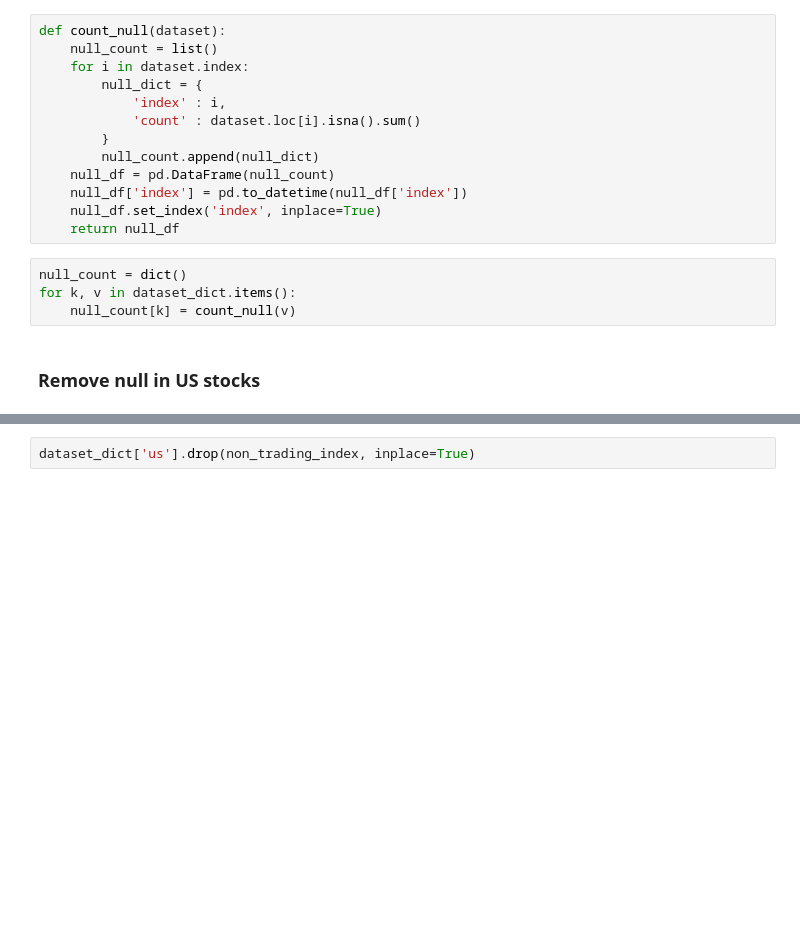
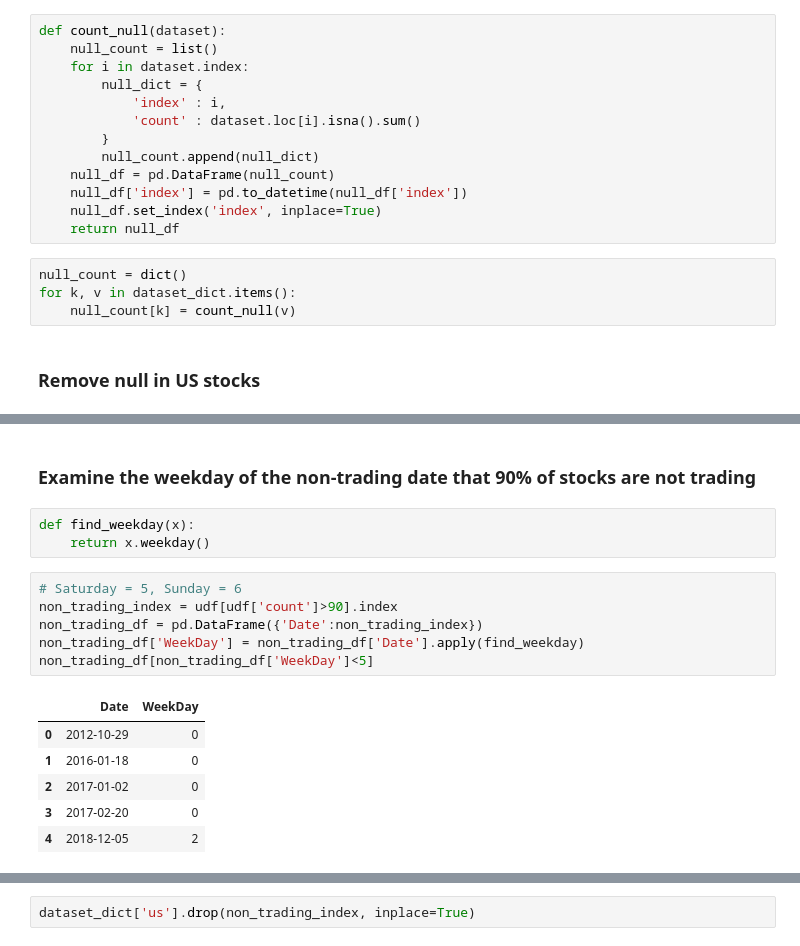
Before and after one commit to winglokhouse/slack-trading, a Jupyter notebook: US-HK-find-correlated-stock-PrevClose-TodayClose-10-years-of history.ipynb, the cells around one changed output, grey strips where cells are left out. Saved outputs shown, nothing was run; the diff lists cells and outputs as text; blank space fills up the shorter version.

```diff
--- a/US-HK-find-correlated-stock-PrevClose-TodayClose-10-years-of history.ipynb
+++ b/US-HK-find-correlated-stock-PrevClose-TodayClose-10-years-of history.ipynb
@@ -132,0 +180,18 @@ DatetimeIndex(['2012-10-29', '2016-01-18', '2017-01-02', '2017-02-20',
+# %% [markdown]
+### Examine the weekday of the non-trading date that 90% of stocks are not trading
+# %%
+def find_weekday(x):
+    return x.weekday()
+# %%
+# Saturday = 5, Sunday = 6
+non_trading_index = udf[udf['count']>90].index
+non_trading_df = pd.DataFrame({'Date':non_trading_index})
+non_trading_df['WeekDay'] = non_trading_df['Date'].apply(find_weekday)
+non_trading_df[non_trading_df['WeekDay']<5]
+# %% [output]
+|  | Date | WeekDay |
+| 0 | 2012-10-29 | 0 |
+| 1 | 2016-01-18 | 0 |
+| 2 | 2017-01-02 | 0 |
+| 3 | 2017-02-20 | 0 |
+| 4 | 2018-12-05 | 2 |
```
Also changed, not shown: parts of 17 cells of this notebook, 1 other file.
